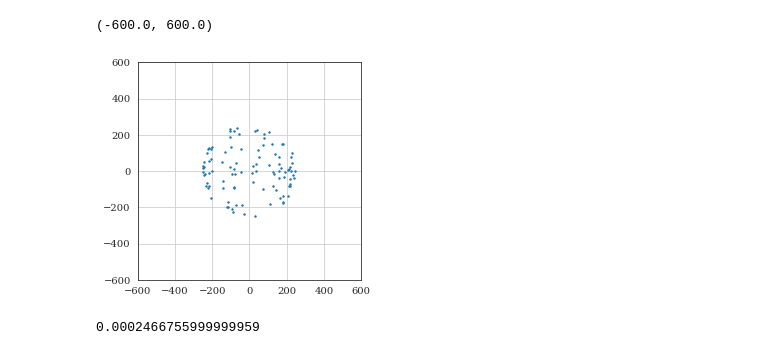
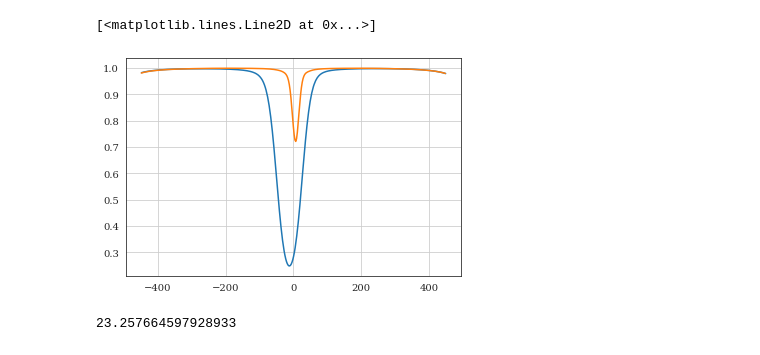
Before and after one commit to ibutsky/synthetic_spectra, a Jupyter notebook: scripts/plotting/sightline_analysis.ipynb, the cells around one changed output. Saved outputs shown, nothing was run; the diff lists cells and outputs as text; code cells hidden in the pictures.

```diff
--- a/scripts/plotting/sightline_analysis.ipynb
+++ b/scripts/plotting/sightline_analysis.ipynb
@@ -335,13 +30,52 @@ plt.show()
-# %%
-fig, ax = plt.subplots(figsize = (4, 4))
-ax.scatter(ye, ze, s = 2)
-ax.set_xlim(-600, 600)
-ax.set_ylim(-600, 600)
-#ax.set_aspect_ratio('equal')
-# %% [output]
-(-600.0, 600.0)
-[figure, removed]
-# %%
-0.25 - 0.2497533244
-# %% [output]
-0.0002466755999999959
+# %%
+model = 'P0'
+ray_id = 1
+fit_file  = '../../data/analyzed_spectra/synth_%s%04d_eval.pickle'%(model, ray_id)
+fit_data = pickle.load( open(fit_file, 'rb'))
+
+# create dictionary
+model_fits = {'ion':[], 'wavelength':[], 'flux':[]}
+ovi_fit_vv = []
+ovi_fit_flux =[]
+si_fit_vv = []
+si_fit_flux = []
+for fit in fit_data:
+    fit_ion = fit['partials'][0][0][0]
+    wl = fit['wavelength']
+    fluxfit = fit['full']
+
+    if fit_ion == 'OVI':
+        w0 = spa.restwave('OVI', 0.25)
+        vvfit = pt.convert_to_vel(wl, w0)
+        ovi_fit_vv = np.append(ovi_fit_vv, vvfit)
+        ovi_fit_flux = np.append(ovi_fit_flux, fluxfit)
+    elif fit_ion == 'SiIII':
+        w0 = spa.restwave('SiIII', 0.25)
+        vvfit = pt.convert_to_vel(wl, w0)
+        si_fit_vv = np.append(si_fit_vv, vvfit)
+        si_fit_flux = np.append(si_fit_flux, fluxfit)
+# %%
+plt.plot(ovi_fit_vv, ovi_fit_flux)
+plt.plot(si_fit_vv, si_fit_flux)
+# %% [output]
+[<matplotlib.lines.Line2D at 0x...>]
+[figure, added]
+# %%
+ovi_weights = 1-ovi_fit_flux
+si_weights = 1-si_fit_flux
+
+ovi_mask = ovi_weights > 0.05
+si_mask = si_weights > 0.05
+
+ovi_fit_vv = ovi_fit_vv[ovi_mask]
+ovi_weights = ovi_weights[ovi_mask]
+
+si_fit_vv = si_fit_vv[si_mask]
+si_weights = si_weights[si_mask]
+
+wasserstein_distance(ovi_fit_vv, si_fit_vv, u_weights = ovi_weights, v_weights = si_weights)
+#ovi_mask = ovi_weights > 0.1
+#si_mask = si_weights > 0.1
+#wasserstein_distance(vv_ovi[ovi_mask], vv_si[si_mask], u_weights = ovi_weights[ovi_mask], v_weights = si_weights[si_mask])
+# %% [output]
+23.257664597928933
```
Also changed, not shown: parts of 22 cells of this notebook, 7 other files.
